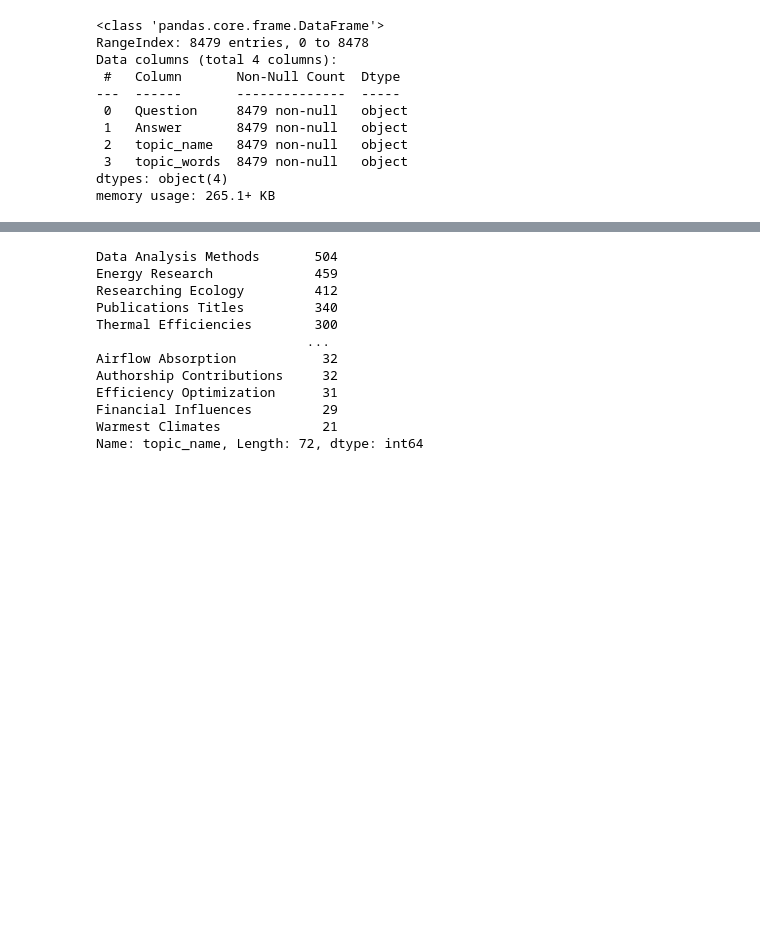
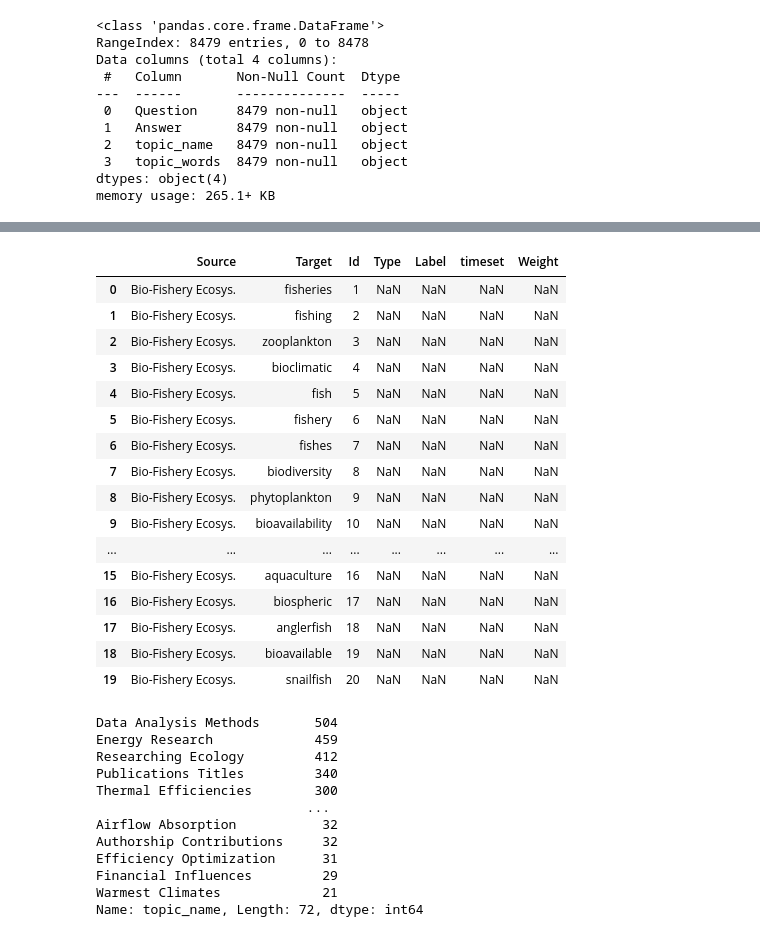
Before and after one commit to TiiQu-Network/graph-visualisation-experiments, a Jupyter notebook: notebook_v1.ipynb, the cells around one changed output, grey strips where cells are left out. Drawn from its saved outputs; the diff is of its cells as text; code cells hidden in the pictures; blank space fills up the shorter version.

Commit message:
Created data sheet for neo4j

```diff
--- a/notebook_v1.ipynb
+++ b/notebook_v1.ipynb
@@ -118,3 +157,45 @@ memory usage: 265.1+ KB
+# %%
+columns = ['Source', 'Target', 'Id', 'Type', 'Label', 'timeset', 'Weight']
+
+# List to store the rows
+rows = []
+
+# Iterate through the df
+id = 1
+for _, row in df.iterrows():
+    topic = row['topic_name']
+    topic_words = row['topic_words'].split(', ')
+
+    for word in topic_words:
+        rows.append({'Id': id, 'Source': topic, 'Target': word})
+        id += 1
+
+    # Add question-answer pair as source-target pair
+    rows.append({'Id': id, 'Source': row['Question'], 'Target': row['Answer']})
+    id += 1
+
+# Create the new DataFrame from the list of dictionaries
+df_new = pd.DataFrame(data=rows, columns=columns)
+# %%
+df_new.head(20)
+# %% [output]
+|  | Source | Target | Id | Type | Label | timeset | Weight |
+| 0 | Bio-Fishery Ecosys. | fisheries | 1 | NaN | NaN | NaN | NaN |
+| 1 | Bio-Fishery Ecosys. | fishing | 2 | NaN | NaN | NaN | NaN |
+| 2 | Bio-Fishery Ecosys. | zooplankton | 3 | NaN | NaN | NaN | NaN |
+| 3 | Bio-Fishery Ecosys. | bioclimatic | 4 | NaN | NaN | NaN | NaN |
+| 4 | Bio-Fishery Ecosys. | fish | 5 | NaN | NaN | NaN | NaN |
+| 5 | Bio-Fishery Ecosys. | fishery | 6 | NaN | NaN | NaN | NaN |
+| 6 | Bio-Fishery Ecosys. | fishes | 7 | NaN | NaN | NaN | NaN |
+| 7 | Bio-Fishery Ecosys. | biodiversity | 8 | NaN | NaN | NaN | NaN |
+| 8 | Bio-Fishery Ecosys. | phytoplankton | 9 | NaN | NaN | NaN | NaN |
+| 9 | Bio-Fishery Ecosys. | bioavailability | 10 | NaN | NaN | NaN | NaN |
+| ... | ... | ... | ... | ... | ... | ... | ... |
+| 15 | Bio-Fishery Ecosys. | aquaculture | 16 | NaN | NaN | NaN | NaN |
+| 16 | Bio-Fishery Ecosys. | biospheric | 17 | NaN | NaN | NaN | NaN |
+| 17 | Bio-Fishery Ecosys. | anglerfish | 18 | NaN | NaN | NaN | NaN |
+| 18 | Bio-Fishery Ecosys. | bioavailable | 19 | NaN | NaN | NaN | NaN |
+| 19 | Bio-Fishery Ecosys. | snailfish | 20 | NaN | NaN | NaN | NaN |
 # %%
 df['topic_name'].value_counts()
 # %% [output]
```
Also changed, not shown: parts of 12 cells of this notebook.
